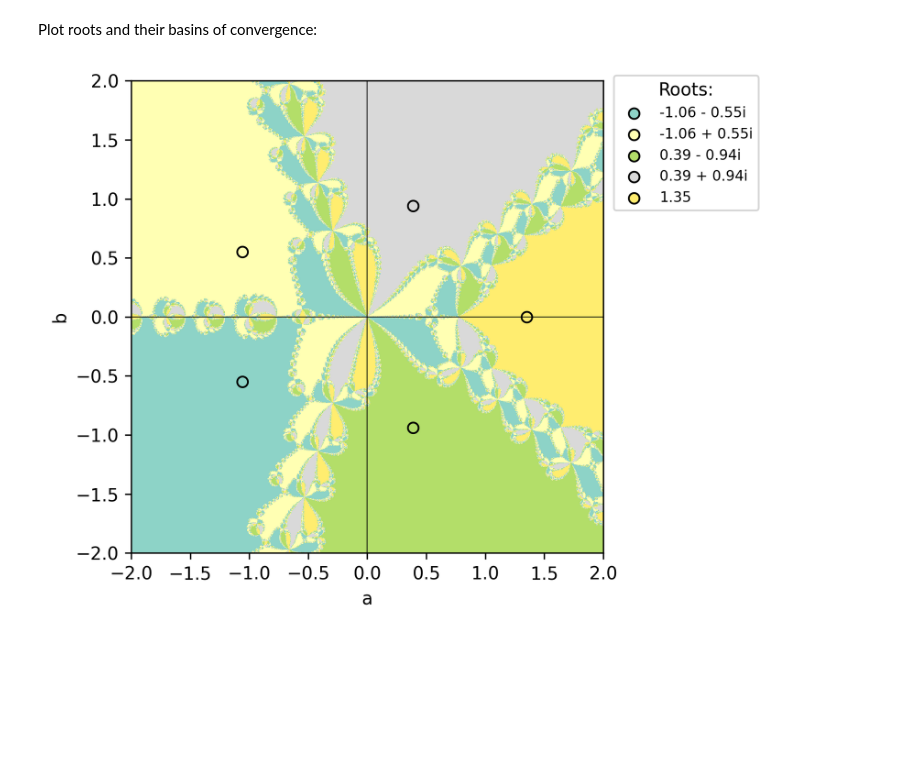
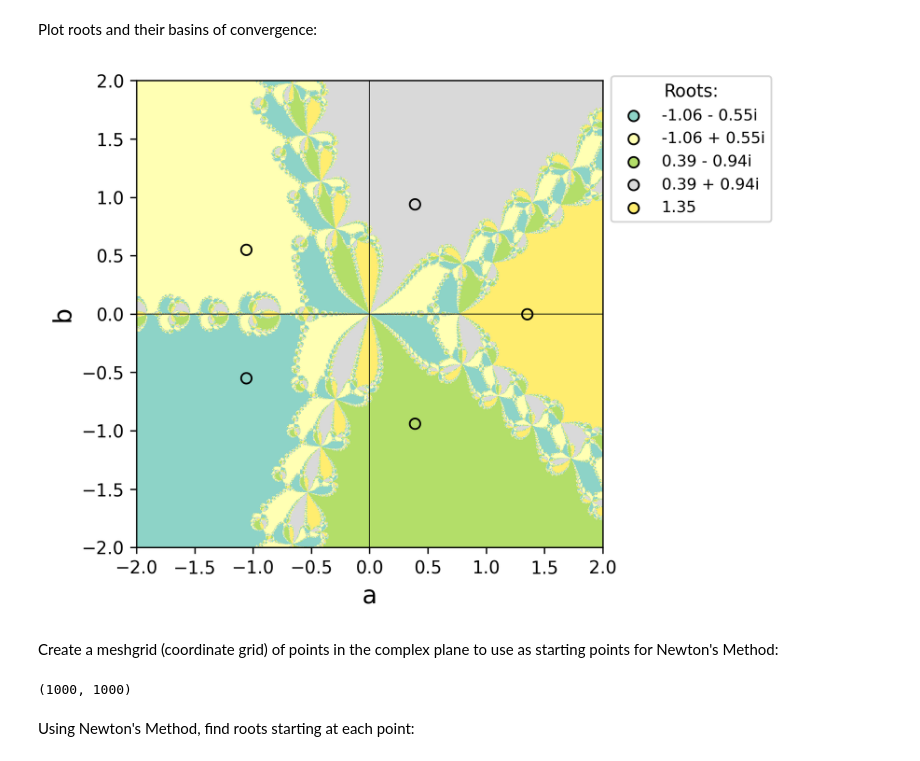
Before and after one commit to benraivel/MA332, a Jupyter notebook: Projects/Project1/Project1.ipynb, the cells around one changed output. Drawn from its saved outputs; the diff is of its cells as text; code cells hidden in the pictures; blank space fills up the shorter version.

```diff
--- a/Projects/Project1/Project1.ipynb
+++ b/Projects/Project1/Project1.ipynb
@@ -388,32 +396,32 @@ Plot roots and their basins of convergence:
 # %%
 fig, axes = plt.subplots(dpi=300)
 
 # show basins of convergence
 axes.imshow(norm_results, cmap='Set3', extent=[-2, 2, -2, 2], interpolation='none')
 
 # for each root
 for i in range(len(roots)):
 
     # create a nicely formatted label
     root_label = (str(roots_a_b[0][i])
                     + ((' - ' if np.sign(roots_a_b[1][i]) < 0 else ' + ')
                         + (str(np.abs(roots_a_b)[1][i]) + 'i') if np.abs(roots_a_b)[1][i] != 0 else ''))
 
     # plot the root
     axes.scatter(roots_a_b[0][i], roots_a_b[1][i], color=cmap(norm_roots[i]), label=root_label, marker='o', edgecolor='Black')
 
 # add x and y axis
 axes.axhline(color='Black', lw=0.5)
 axes.axvline(color='Black', lw=0.5)
 
 # label axes
-axes.set_xlabel('a')
-axes.set_ylabel('b')
+axes.set_xlabel('a', fontsize=14)
+axes.set_ylabel('b', fontsize=14)
 
-fig.legend(title='Roots:', fontsize=8, bbox_to_anchor=(0,-0.1,1,1))
+fig.legend(title='Roots:', bbox_to_anchor=(0.02,-0.1,1,1), fontsize=9)
 
 # save and display figure
 plt.savefig('Report/figures/figure6.png')
 plt.show()
 # %% [output]
-[figure, old version]
+[figure, new version]
@@ -419,0 +432,12 @@ plt.show()
+# %% [markdown]
+Create a meshgrid (coordinate grid) of points in the complex plane to use as starting points for Newton's Method:
+# %%
+real_axis = np.linspace(-4, 5, 1000)
+imag_axis = np.linspace(-2j, 2j, 1000)
+
+a, b = np.meshgrid(real_axis, imag_axis)
+print(a.shape)
+# %% [output]
+(1000, 1000)
+# %% [markdown]
+Using Newton's Method, find roots starting at each point:
```
Also changed, not shown: parts of 13 cells of this notebook, 19 other files.
